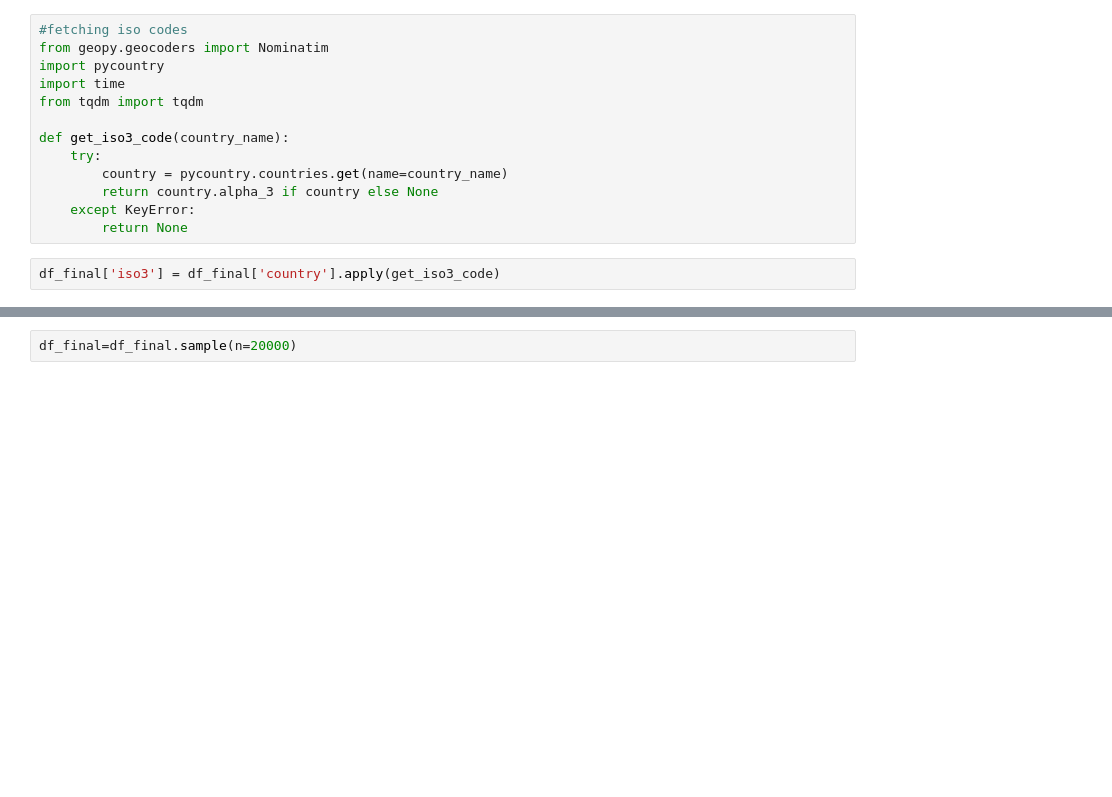
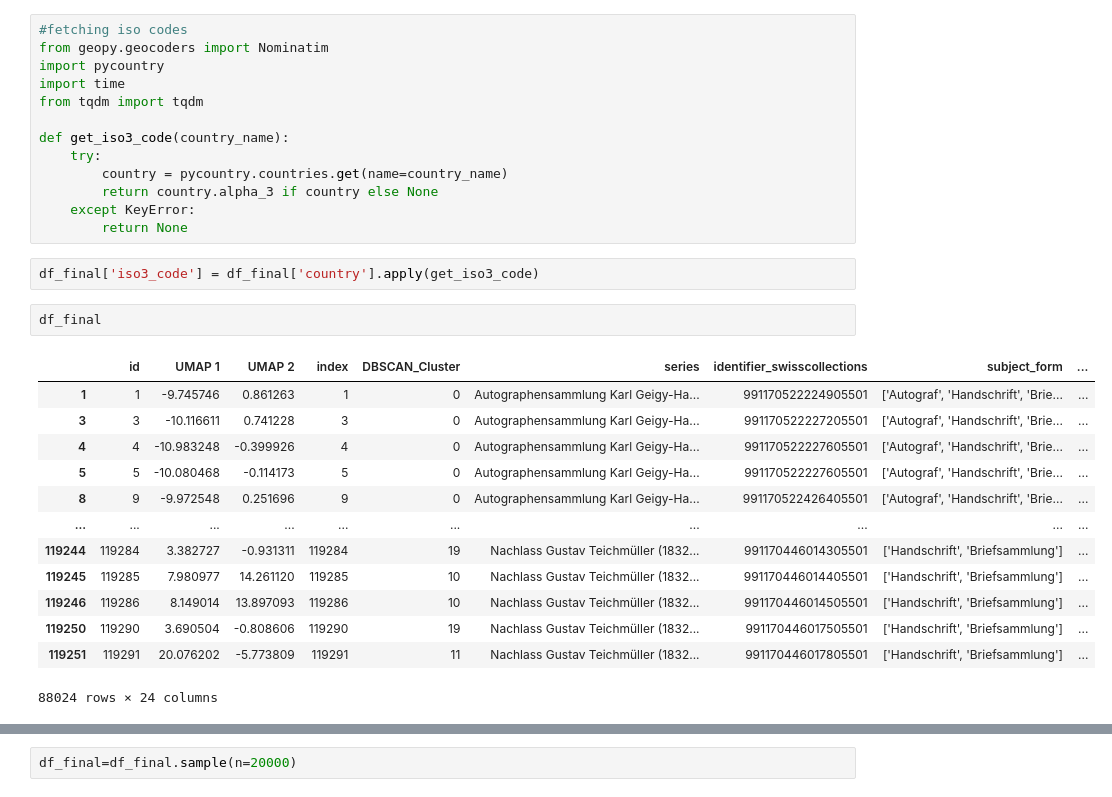
Before and after one commit to YasAsgari/IVDA, a Jupyter notebook: Exploratory Analysis/Backend_ts.ipynb, the cells around one changed output, grey strips where cells are left out. Cells and saved outputs as stored; diff of their text form; blank space fills up the shorter version.

```diff
--- a/Exploratory Analysis/Backend_ts.ipynb
+++ b/Exploratory Analysis/Backend_ts.ipynb
@@ -89,5 +100,21 @@ def get_iso3_code(country_name):
         return country.alpha_3 if country else None
     except KeyError:
         return None
-# %%
-df_final['iso3'] = df_final['country'].apply(get_iso3_code)
+# %%
+df_final['iso3_code'] = df_final['country'].apply(get_iso3_code)
+# %%
+df_final
+# %% [output]
+|  | id | UMAP 1 | UMAP 2 | index | DBSCAN_Cluster | series | identifier_swisscollections | subject_form | ... |
+| 1 | 1 | -9.745746 | 0.861263 | 1 | 0 | Autographensammlung Karl Geigy-Ha... | 991170522224905501 | ['Autograf', 'Handschrift', 'Brie... | ... |
+| 3 | 3 | -10.116611 | 0.741228 | 3 | 0 | Autographensammlung Karl Geigy-Ha... | 991170522227205501 | ['Autograf', 'Handschrift', 'Brie... | ... |
+| 4 | 4 | -10.983248 | -0.399926 | 4 | 0 | Autographensammlung Karl Geigy-Ha... | 991170522227605501 | ['Autograf', 'Handschrift', 'Brie... | ... |
+| 5 | 5 | -10.080468 | -0.114173 | 5 | 0 | Autographensammlung Karl Geigy-Ha... | 991170522227605501 | ['Autograf', 'Handschrift', 'Brie... | ... |
+| 8 | 9 | -9.972548 | 0.251696 | 9 | 0 | Autographensammlung Karl Geigy-Ha... | 991170522426405501 | ['Autograf', 'Handschrift', 'Brie... | ... |
+| ... | ... | ... | ... | ... | ... | ... | ... | ... | ... |
+| 119244 | 119284 | 3.382727 | -0.931311 | 119284 | 19 | Nachlass Gustav Teichmüller (1832... | 991170446014305501 | ['Handschrift', 'Briefsammlung'] | ... |
+| 119245 | 119285 | 7.980977 | 14.261120 | 119285 | 10 | Nachlass Gustav Teichmüller (1832... | 991170446014405501 | ['Handschrift', 'Briefsammlung'] | ... |
+| 119246 | 119286 | 8.149014 | 13.897093 | 119286 | 10 | Nachlass Gustav Teichmüller (1832... | 991170446014505501 | ['Handschrift', 'Briefsammlung'] | ... |
+| 119250 | 119290 | 3.690504 | -0.808606 | 119290 | 19 | Nachlass Gustav Teichmüller (1832... | 991170446017505501 | ['Handschrift', 'Briefsammlung'] | ... |
+| 119251 | 119291 | 20.076202 | -5.773809 | 119291 | 11 | Nachlass Gustav Teichmüller (1832... | 991170446017805501 | ['Handschrift', 'Briefsammlung'] | ... |
+88024 rows × 24 columns
```
Also changed, not shown: parts of 17 cells of this notebook, 2 other files.
